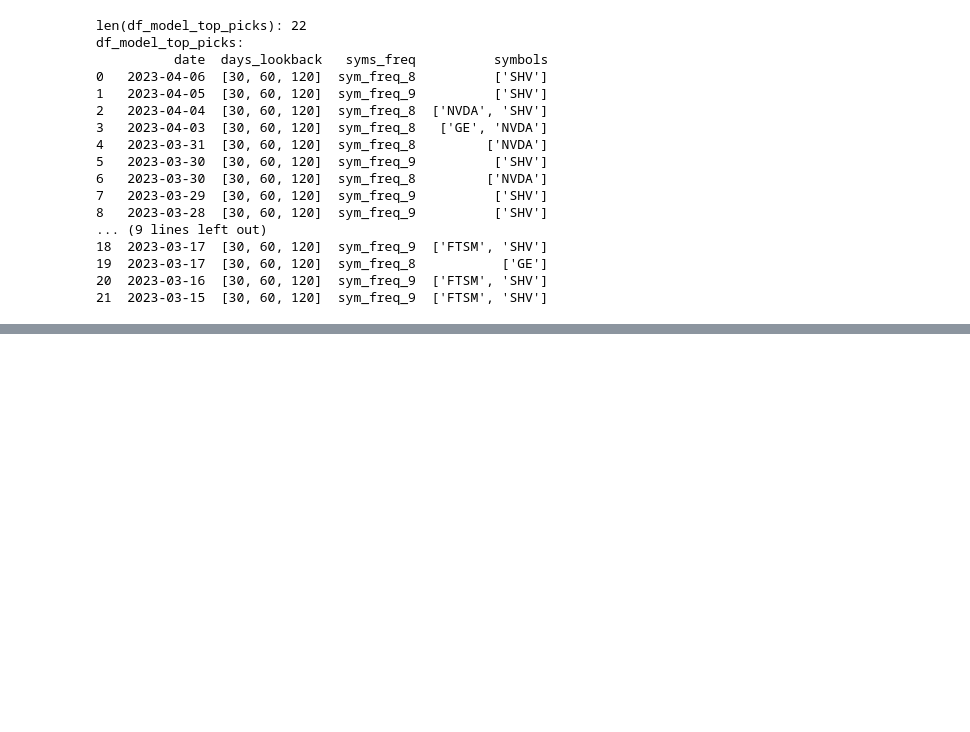
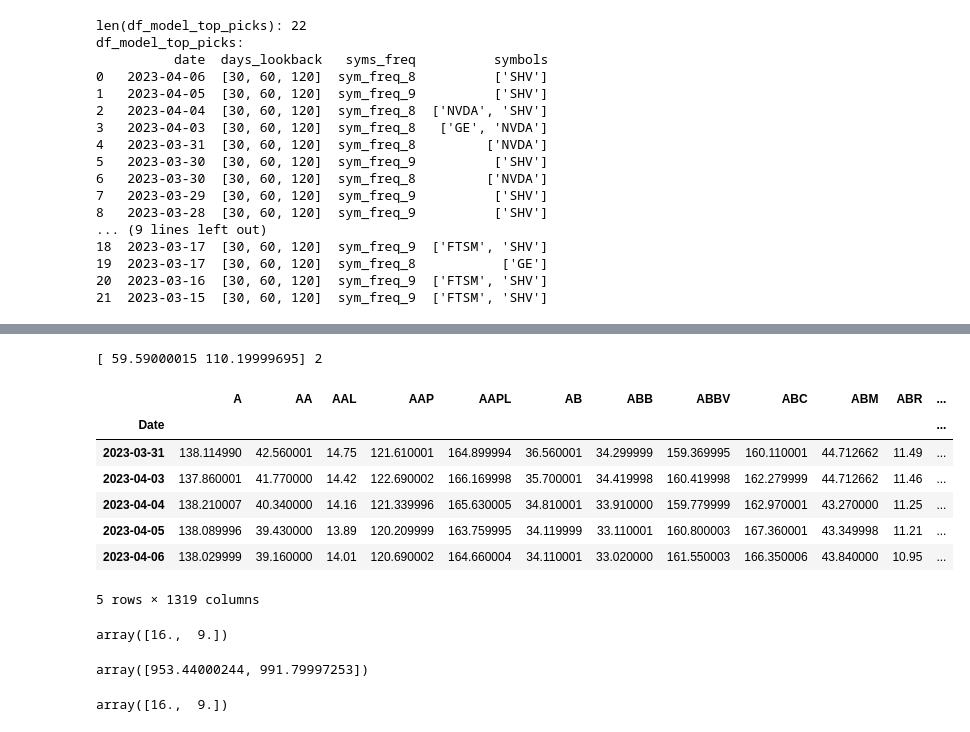
Before and after one commit to pympk/py3810, a Jupyter notebook: yf_2view_picks.ipynb, the cells around one changed output, grey strips where cells are left out. Saved outputs shown, nothing was run; the diff lists cells and outputs as text; code cells hidden in the pictures; blank space fills up the shorter version.

```diff
--- a/yf_2view_picks.ipynb
+++ b/yf_2view_picks.ipynb
@@ -164,0 +260,7 @@ df_model_top_picks:
+# %%
+_date = '2023-04-06'
+_syms = ['FTSM', 'SHV']
+ar_price = df_c.loc['2023-04-06'][['FTSM', 'SHV']].values
+print(ar_price, len(ar_price))
+# %% [output]
+[ 59.59000015 110.19999695] 2
@@ -164,0 +269,29 @@ df_model_top_picks:
+# %%
+df_c = pickle_load(path_data_dump, 'df_close_clean')
+# %%
+df_c.tail()
+# %% [output]
+|  | A | AA | AAL | AAP | AAPL | AB | ABB | ABBV | ABC | ABM | ABR | ... |
+| Date |  |  |  |  |  |  |  |  |  |  |  | ... |
+| 2023-03-31 | 138.114990 | 42.560001 | 14.75 | 121.610001 | 164.899994 | 36.560001 | 34.299999 | 159.369995 | 160.110001 | 44.712662 | 11.49 | ... |
+| 2023-04-03 | 137.860001 | 41.770000 | 14.42 | 122.690002 | 166.169998 | 35.700001 | 34.419998 | 160.419998 | 162.279999 | 44.712662 | 11.46 | ... |
+| 2023-04-04 | 138.210007 | 40.340000 | 14.16 | 121.339996 | 165.630005 | 34.810001 | 33.910000 | 159.779999 | 162.970001 | 43.270000 | 11.25 | ... |
+| 2023-04-05 | 138.089996 | 39.430000 | 13.89 | 120.209999 | 163.759995 | 34.119999 | 33.110001 | 160.800003 | 167.360001 | 43.349998 | 11.21 | ... |
+| 2023-04-06 | 138.029999 | 39.160000 | 14.01 | 120.690002 | 164.660004 | 34.110001 | 33.020000 | 161.550003 | 166.350006 | 43.840000 | 10.95 | ... |
+5 rows × 1319 columns
+# %%
+import numpy as np
+ar_sh = np.floor(1000 / ar_price)
+ar_sh
+# %% [output]
+array([16.,  9.])
+# %%
+ar_amt = ar_sh * ar_price
+ar_amt
+# %% [output]
+array([953.44000244, 991.79997253])
+# %%
+import numpy as np
+np.floor(ar_sh)
+# %% [output]
+array([16.,  9.])
```
Also changed, not shown: parts of 12 cells of this notebook, 1 other file.
